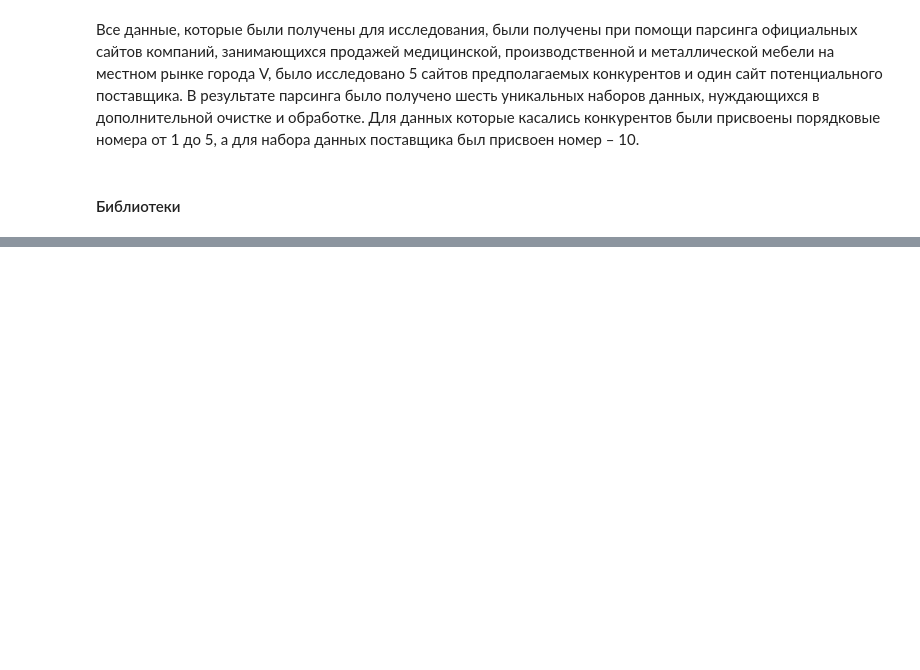
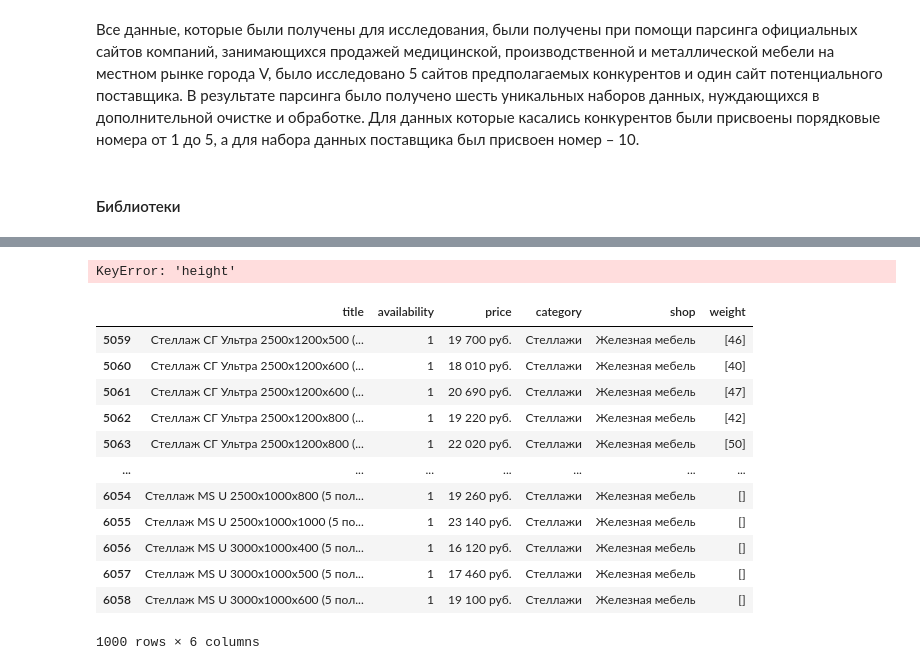
Before and after one commit to VissZyCrain/DIPLOMA_Tuchin_A_M, a Jupyter notebook: Data collection and processing.ipynb, the cells around one changed output, grey strips where cells are left out. Cells and saved outputs as stored; diff of their text form; code cells hidden in the pictures; blank space fills up the shorter version.

```diff
--- a/Data collection and processing.ipynb
+++ b/Data collection and processing.ipynb
@@ -81,0 +527,3 @@ NameError: name 'res_full' is not defined
+# %%
+df_metallicheskaya_mebel_st['availability'] = df_metallicheskaya_mebel_st['availability'].apply(availability_0_1)
+df_metallicheskaya_mebel_st.head()
@@ -81,0 +537,24 @@ NameError: name 'res_full' is not defined
+# %%
+#перевести height, width, depth to float
+df_metallicheskaya_mebel_st['height'] = df_metallicheskaya_mebel_st['height'].astype(float)
+df_metallicheskaya_mebel_st['width'] = df_metallicheskaya_mebel_st['width'].astype(float)
+df_metallicheskaya_mebel_st['depth'] = df_metallicheskaya_mebel_st['depth'].astype(float)
+# %% [output]
+KeyError: 'height'
+# %%
+#проверяем
+df_metallicheskaya_mebel_st.tail(1000)
+# %% [output]
+|  | title | availability | price | category | shop | weight |
+| 5059 | Стеллаж СГ Ультра 2500х1200х500 (... | 1 | 19 700 руб. | Стеллажи | Железная мебель | [46] |
+| 5060 | Стеллаж СГ Ультра 2500х1200х600 (... | 1 | 18 010 руб. | Стеллажи | Железная мебель | [40] |
+| 5061 | Стеллаж СГ Ультра 2500х1200х600 (... | 1 | 20 690 руб. | Стеллажи | Железная мебель | [47] |
+| 5062 | Стеллаж СГ Ультра 2500х1200х800 (... | 1 | 19 220 руб. | Стеллажи | Железная мебель | [42] |
+| 5063 | Стеллаж СГ Ультра 2500х1200х800 (... | 1 | 22 020 руб. | Стеллажи | Железная мебель | [50] |
+| ... | ... | ... | ... | ... | ... | ... |
+| 6054 | Стеллаж MS U 2500х1000х800 (5 пол... | 1 | 19 260 руб. | Стеллажи | Железная мебель | [] |
+| 6055 | Стеллаж MS U 2500х1000х1000 (5 по... | 1 | 23 140 руб. | Стеллажи | Железная мебель | [] |
+| 6056 | Стеллаж MS U 3000х1000х400 (5 пол... | 1 | 16 120 руб. | Стеллажи | Железная мебель | [] |
+| 6057 | Стеллаж MS U 3000х1000х500 (5 пол... | 1 | 17 460 руб. | Стеллажи | Железная мебель | [] |
+| 6058 | Стеллаж MS U 3000х1000х600 (5 пол... | 1 | 19 100 руб. | Стеллажи | Железная мебель | [] |
+1000 rows × 6 columns
```
Also changed, not shown: parts of 63 cells of this notebook, 2 other files.
